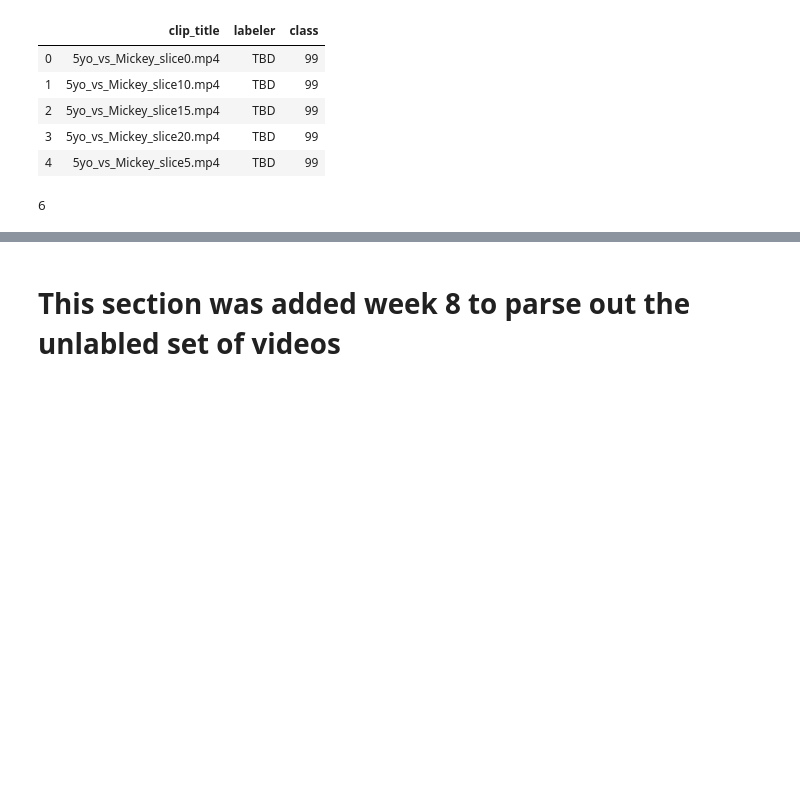
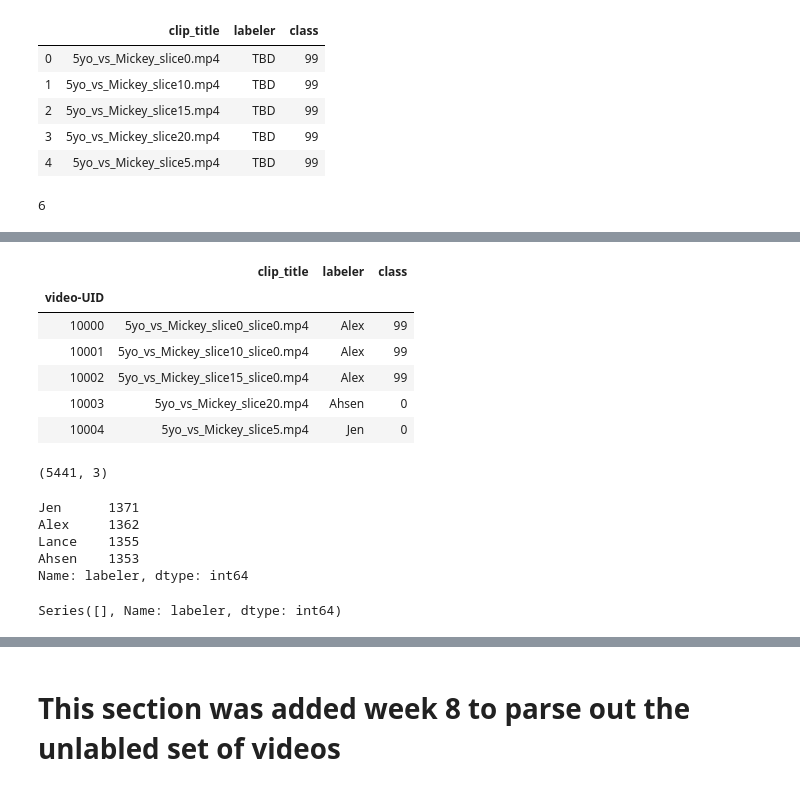
Before and after one commit to ahsenq/bittah-ninja, a Jupyter notebook: ClipAssigner.ipynb, the cells around one changed output, grey strips where cells are left out. Saved outputs shown, nothing was run; the diff lists cells and outputs as text; code cells hidden in the pictures; blank space fills up the shorter version.

Commit message:
week 11 assignments for labeling

```diff
--- a/ClipAssigner.ipynb
+++ b/ClipAssigner.ipynb
@@ -46,0 +69,25 @@ week6 = random.sample(clip_range,k=1000)
+# %%
+df = pd.read_csv("week11_all_assigned.csv",header=0,index_col=0,\
+                 dtype={'clip_title': str, 'labeler': str, 'class': 'Int32'} )
+# %%
+df.head()
+# %% [output]
+|  | clip_title | labeler | class |
+| video-UID |  |  |  |
+| 10000 | 5yo_vs_Mickey_slice0_slice0.mp4 | Alex | 99 |
+| 10001 | 5yo_vs_Mickey_slice10_slice0.mp4 | Alex | 99 |
+| 10002 | 5yo_vs_Mickey_slice15_slice0.mp4 | Alex | 99 |
+| 10003 | 5yo_vs_Mickey_slice20.mp4 | Ahsen | 0 |
+| 10004 | 5yo_vs_Mickey_slice5.mp4 | Jen | 0 |
+# %%
+df.shape
+# %% [output]
+(5441, 3)
+# %%
+df['labeler'].value_counts()
+# %% [output]
+Jen      1371
+Alex     1362
+Lance    1355
+Ahsen    1353
+Name: labeler, dtype: int64
@@ -46,0 +108,4 @@ week6 = random.sample(clip_range,k=1000)
+# %%
+unassigned.value_counts()
+# %% [output]
+Series([], Name: labeler, dtype: int64)
```
Also changed, not shown: parts of 28 cells of this notebook, 6 other files.
